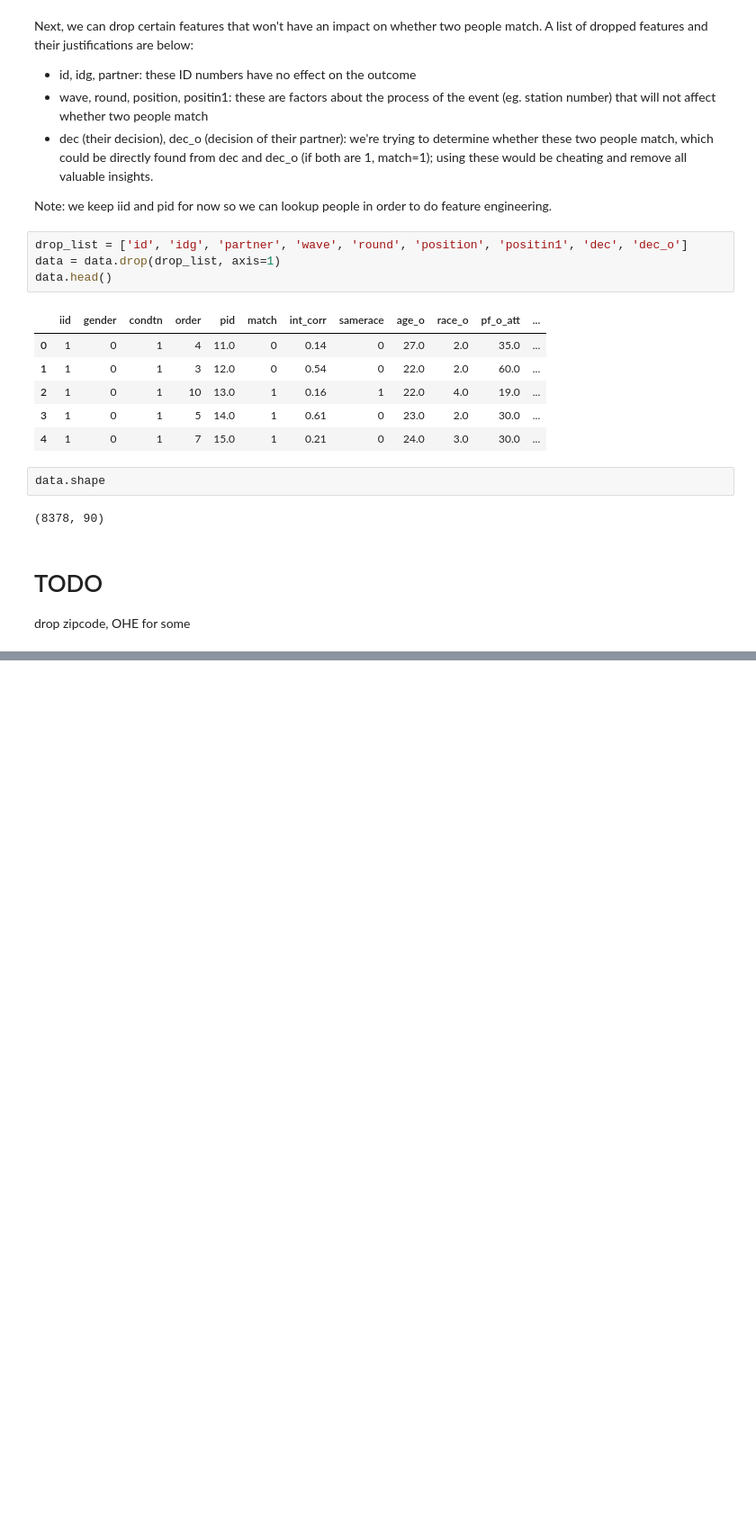
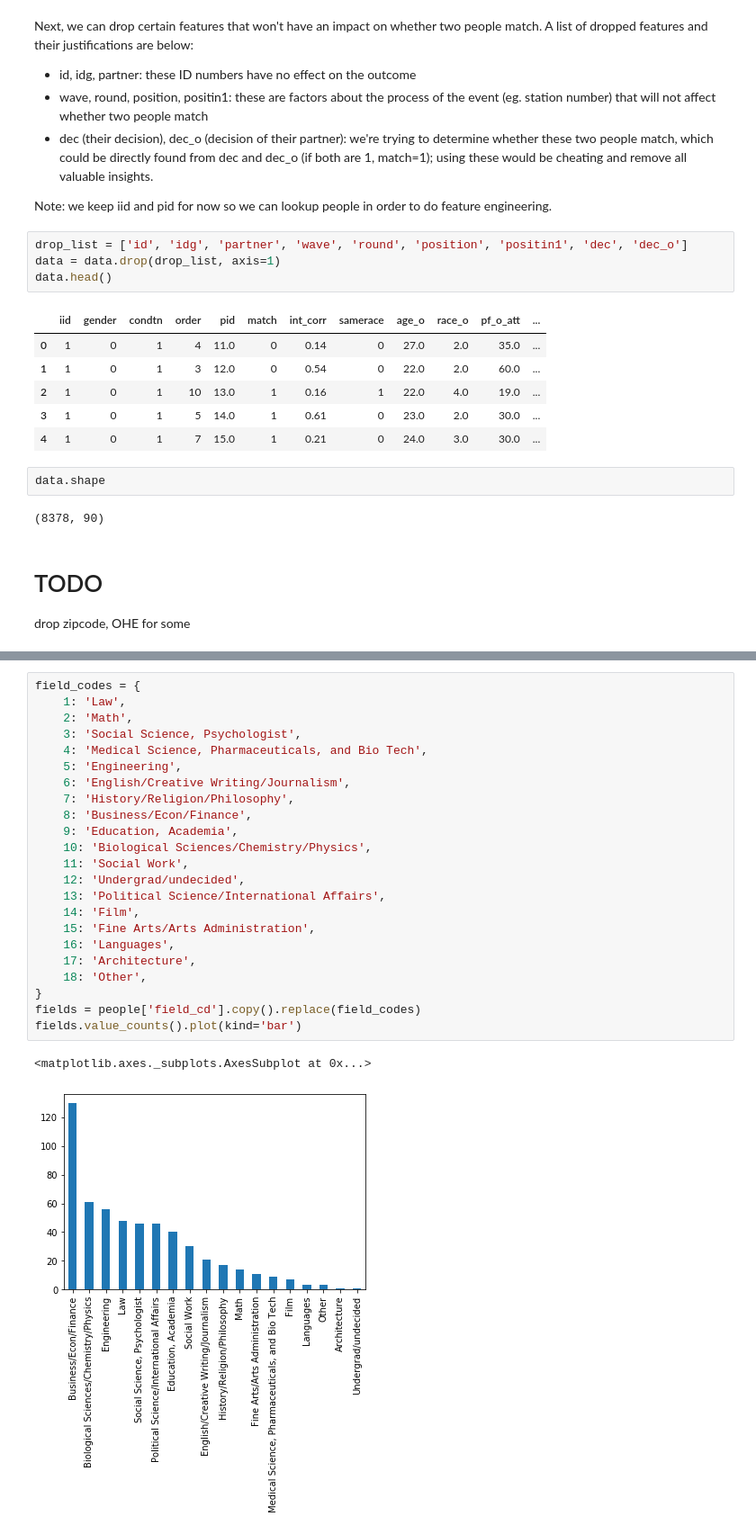
Before and after one commit to dperille/cs363d-f21-project, a Jupyter notebook: project.ipynb, the cells around one changed output, grey strips where cells are left out. Shown: that part at 90% size. Saved outputs shown, nothing was run; the diff lists cells and outputs as text; blank space fills up the shorter version.

```diff
--- a/project.ipynb
+++ b/project.ipynb
@@ -123,0 +182,26 @@ After dropping many features either due to too many missing values or irrelevanc
+# %%
+field_codes = {
+    1: 'Law',
+    2: 'Math',
+    3: 'Social Science, Psychologist',
+    4: 'Medical Science, Pharmaceuticals, and Bio Tech',
+    5: 'Engineering',
+    6: 'English/Creative Writing/Journalism',
+    7: 'History/Religion/Philosophy',
+    8: 'Business/Econ/Finance',
+    9: 'Education, Academia',
+    10: 'Biological Sciences/Chemistry/Physics',
+    11: 'Social Work',
+    12: 'Undergrad/undecided',
+    13: 'Political Science/International Affairs',
+    14: 'Film',
+    15: 'Fine Arts/Arts Administration',
+    16: 'Languages',
+    17: 'Architecture',
+    18: 'Other',
+}
+fields = people['field_cd'].copy().replace(field_codes)
+fields.value_counts().plot(kind='bar')
+# %% [output]
+<matplotlib.axes._subplots.AxesSubplot at 0x...>
+[figure, added]
```
Also changed, not shown: parts of 10 cells of this notebook.
